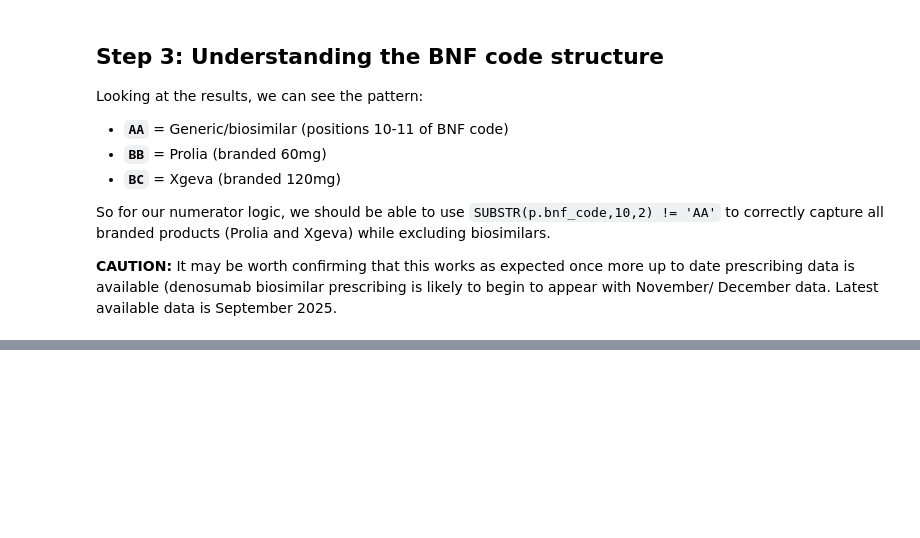
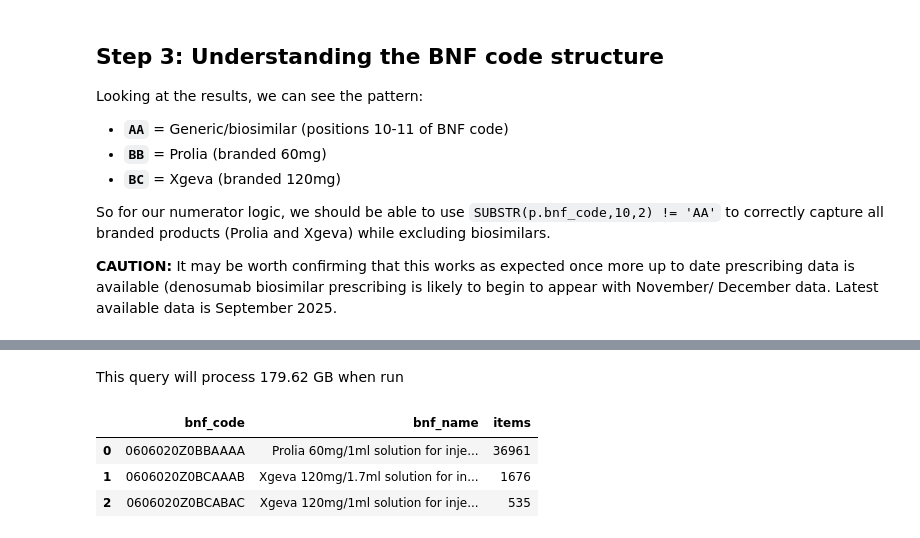
Before and after one commit to ebmdatalab/prescribing-notebooks, a Jupyter notebook: notebooks/denusomab_biosimilar.ipynb, the cells around one changed output, grey strips where cells are left out. Saved outputs shown, nothing was run; the diff lists cells and outputs as text; code cells hidden in the pictures; blank space fills up the shorter version.

```diff
--- a/notebooks/denusomab_biosimilar.ipynb
+++ b/notebooks/denusomab_biosimilar.ipynb
@@ -245,0 +266,29 @@ Please note: OpenPrescribing.net measures have a consistent way of visualising m
+# %%
+sql_denosumab_numerator_revised= """
+
+SELECT
+  p.bnf_code,
+  p.bnf_name,
+  SUM(p.items) AS items
+FROM hscic.normalised_prescribing p
+WHERE p.bnf_code IN ('0606020Z0BBAAAA', '0606020Z0BCAAAB', '0606020Z0BCABAC')
+  AND p.month >= '2025-01-01'
+GROUP BY p.bnf_code, p.bnf_name
+ORDER BY items DESC
+
+"""
+
+# Execute query and cache results
+df_denosumab_prescribing = bq.cached_read(
+    sql_denosumab_numerator_revised,
+    csv_path=os.path.join('..', 'denusomab_biosimilar data', '_denosumab_numerator_revised.csv')
+)
+# %% [markdown]
+This query will process 179.62 GB when run
+# %%
+df_denosumab_prescribing
+# %% [output]
+|  | bnf_code | bnf_name | items |
+| 0 | 0606020Z0BBAAAA | Prolia 60mg/1ml solution for inje... | 36961 |
+| 1 | 0606020Z0BCAAAB | Xgeva 120mg/1.7ml solution for in... | 1676 |
+| 2 | 0606020Z0BCABAC | Xgeva 120mg/1ml solution for inje... | 535 |
```
Also changed, not shown: parts of 7 cells of this notebook, 14 other files.
